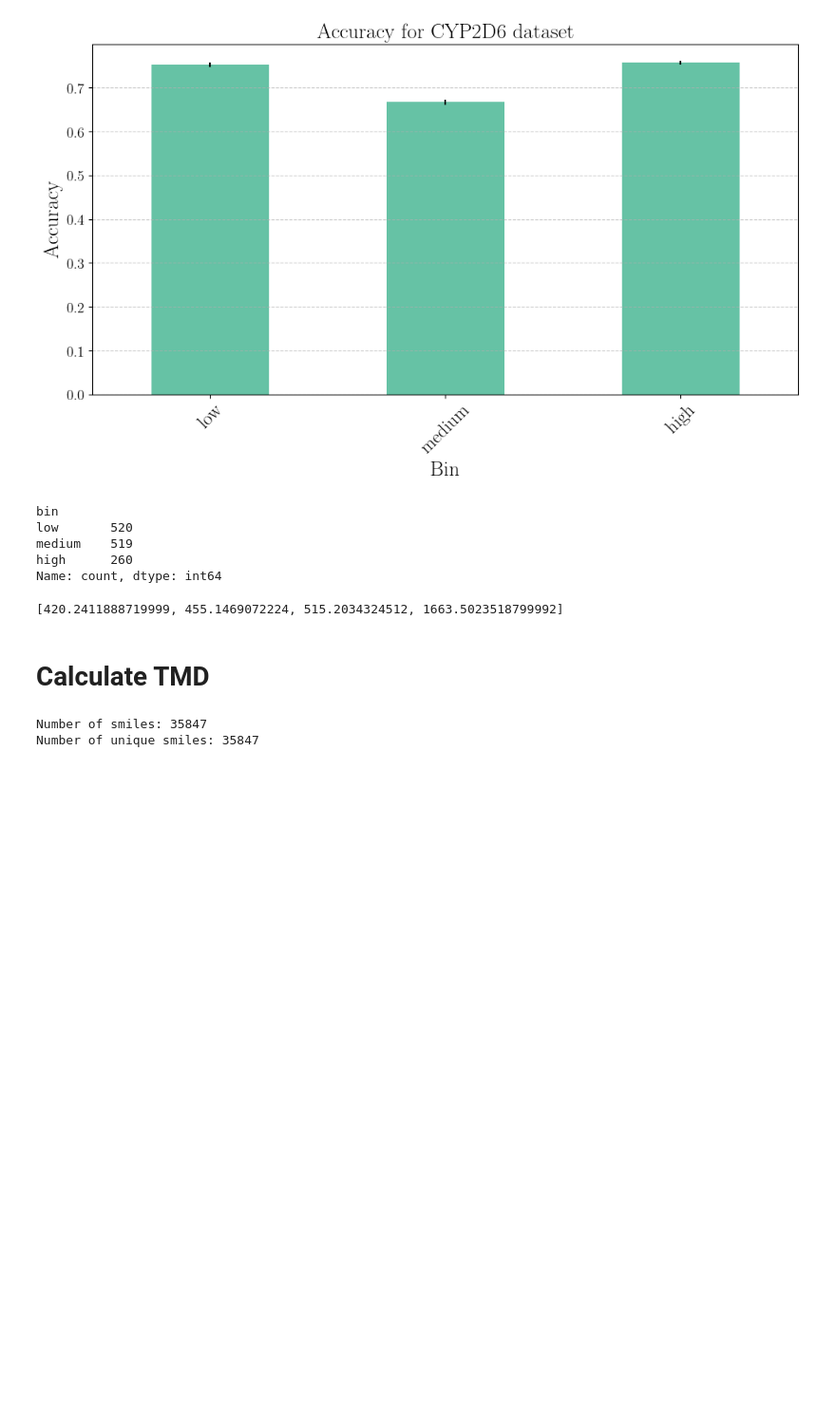
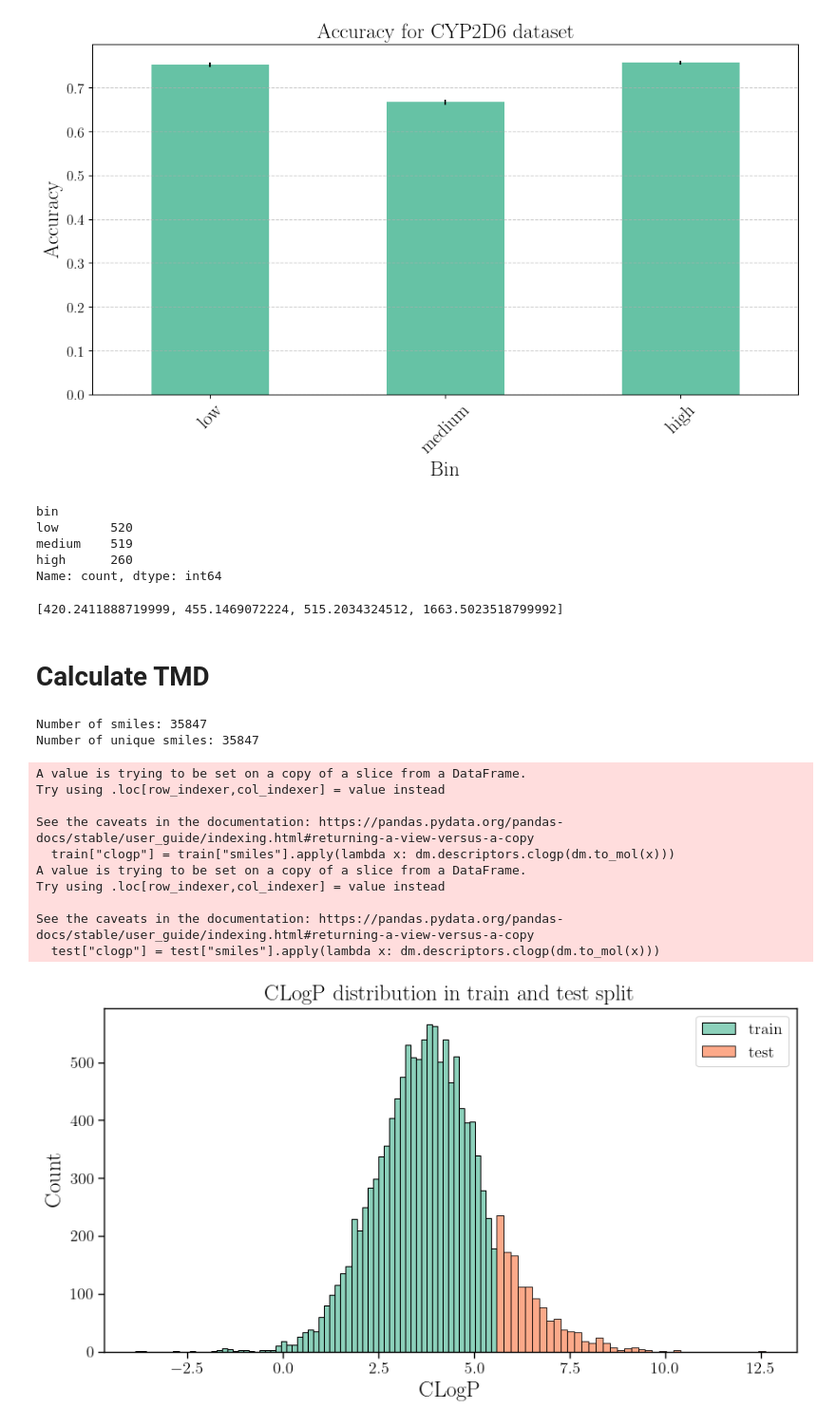
Before and after one commit to HFooladi/ALineMol, a Jupyter notebook: notebooks/dev.ipynb, the cells around one changed output. Shown at 95% size. Saved outputs shown, nothing was run; the diff lists cells and outputs as text; code cells hidden in the pictures; blank space fills up the shorter version.

```diff
--- a/notebooks/dev.ipynb
+++ b/notebooks/dev.ipynb
@@ -1134,3 +1142,38 @@ Number of smiles: 35847
 Number of unique smiles: 35847
 # %%
 smiles.to_csv(os.path.join(DATASET_PATH,"smiles.csv"), index=False)
+# %%
+df = pd.read_csv("datasets/TDC/HERG/HERG_standardize.csv")
+smiles = df["smiles"].values
+split = MolecularLogPSplit(n_splits=1)
+
+for train_index, test_index in split.split(smiles):
+    train = df.iloc[train_index]
+    test = df.iloc[test_index]
+
+# calculate  clogp for each molecule in the train and test set, then plot the histogram
+
+train["clogp"] = train["smiles"].apply(lambda x: dm.descriptors.clogp(dm.to_mol(x)))
+test["clogp"] = test["smiles"].apply(lambda x: dm.descriptors.clogp(dm.to_mol(x)))
+
+# Plot the histogram of the clogp in the train and test split
+fig, ax = plt.subplots(figsize=(10, 5))
+sns.histplot(train["clogp"], label="train", ax=ax)
+sns.histplot(test["clogp"], label="test", ax=ax)
+ax.set_xlabel("CLogP", fontsize=18)
+ax.set_ylabel("Count", fontsize=18)
+ax.set_title(f"CLogP distribution in train and test split", fontsize=18)
+ax.legend()
+plt.show()
+# %% [output]
+A value is trying to be set on a copy of a slice from a DataFrame.
+Try using .loc[row_indexer,col_indexer] = value instead
+
+See the caveats in the documentation: https://pandas.pydata.org/pandas-docs/stable/user_guide/indexing.html#returning-a-view-versus-a-copy
+  train["clogp"] = train["smiles"].apply(lambda x: dm.descriptors.clogp(dm.to_mol(x)))
+A value is trying to be set on a copy of a slice from a DataFrame.
+Try using .loc[row_indexer,col_indexer] = value instead
+
+See the caveats in the documentation: https://pandas.pydata.org/pandas-docs/stable/user_guide/indexing.html#returning-a-view-versus-a-copy
+  test["clogp"] = test["smiles"].apply(lambda x: dm.descriptors.clogp(dm.to_mol(x)))
+[figure, added]
```
Also changed, not shown: parts of 7 cells of this notebook.
